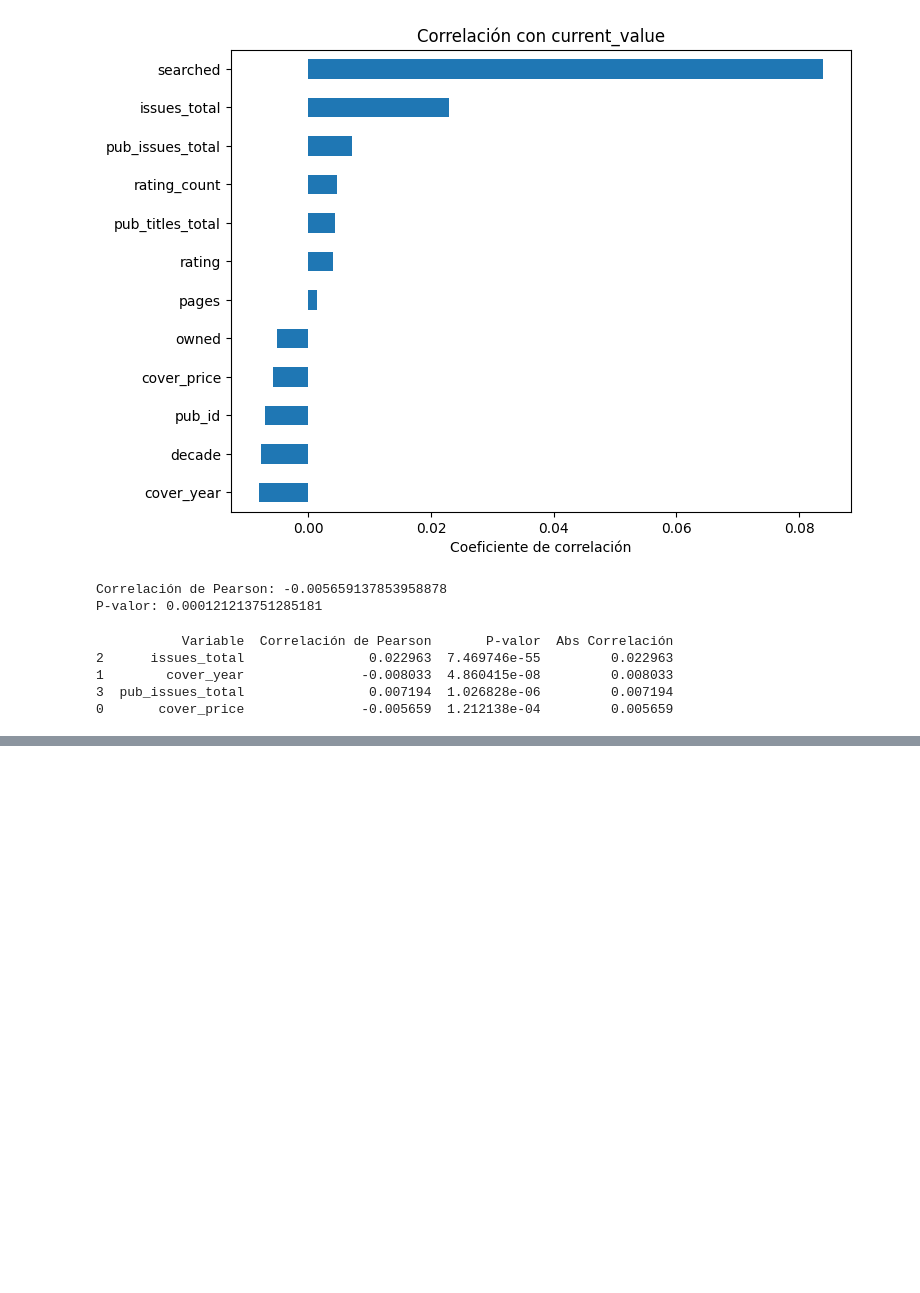
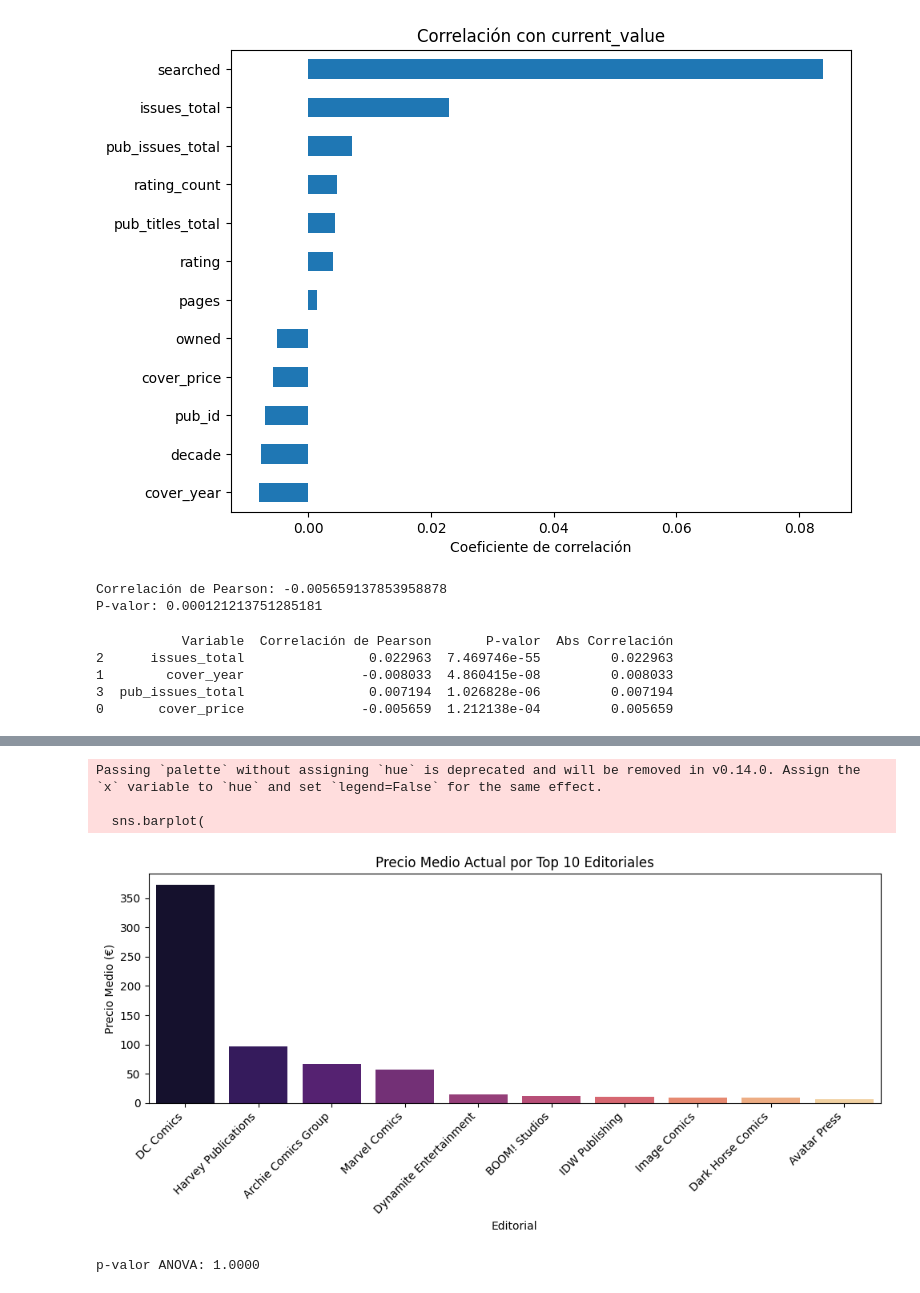
Before and after one commit to MariaJoseCamacho/repositorio_clase, a Jupyter notebook: 03_Analisis_de_Datos/src_MariaJoseCamachoCano/notebooks/eda2.ipynb, the cells around one changed output, grey strips where cells are left out. Cells and saved outputs as stored; diff of their text form; code cells hidden in the pictures; blank space fills up the shorter version.

```diff
--- a/03_Analisis_de_Datos/src_MariaJoseCamachoCano/notebooks/eda2.ipynb
+++ b/03_Analisis_de_Datos/src_MariaJoseCamachoCano/notebooks/eda2.ipynb
@@ -335,0 +375,47 @@ print(resultados_df1)
+# %%
+
+# 1. Limitar al top 10 de editoriales por número de cómics
+top_pubs = df1['pub_name'].value_counts().nlargest(10).index
+
+# 2. Filtrar el dataframe
+df_top = df1[df1['pub_name'].isin(top_pubs)]
+
+# 3. Calcular el precio medio por esas editoriales
+mean_by_pub = df_top.groupby('pub_name')['current_value'] \
+                    .mean() \
+                    .sort_values(ascending=False) \
+                    .reset_index()
+
+# 4. Dibujar el barplot
+plt.figure(figsize=(10, 5))
+sns.barplot(
+    data=mean_by_pub,
+    x='pub_name',
+    y='current_value',
+    palette='magma'
+)
+plt.xticks(rotation=45, ha='right')
+plt.title('Precio Medio Actual por Top 10 Editoriales')
+plt.xlabel('Editorial')
+plt.ylabel('Precio Medio (€)')
+plt.tight_layout()
+plt.show()
+# %% [output]
+Passing `palette` without assigning `hue` is deprecated and will be removed in v0.14.0. Assign the `x` variable to `hue` and set `legend=False` for the same effect.
+
+  sns.barplot(
+[figure, added]
+# %%
+from scipy.stats import f_oneway
+
+conteo_editoriales = df1['pub_name'].value_counts()
+top_editoriales = conteo_editoriales[conteo_editoriales > 10].index
+df_anova = df1[df1['pub_name'].isin(top_editoriales)].dropna(subset=['current_value'])
+# Agrupamos precios por editorial
+precios_por_editorial = [group['current_value'].values for name, group in df_anova.groupby('pub_name')]
+
+# Test ANOVA
+stat, pval = f_oneway(*precios_por_editorial)
+print(f"p-valor ANOVA: {pval:.4f}")
+# %% [output]
+p-valor ANOVA: 1.0000
```
Also changed, not shown: parts of 20 cells of this notebook, 1 other file.
